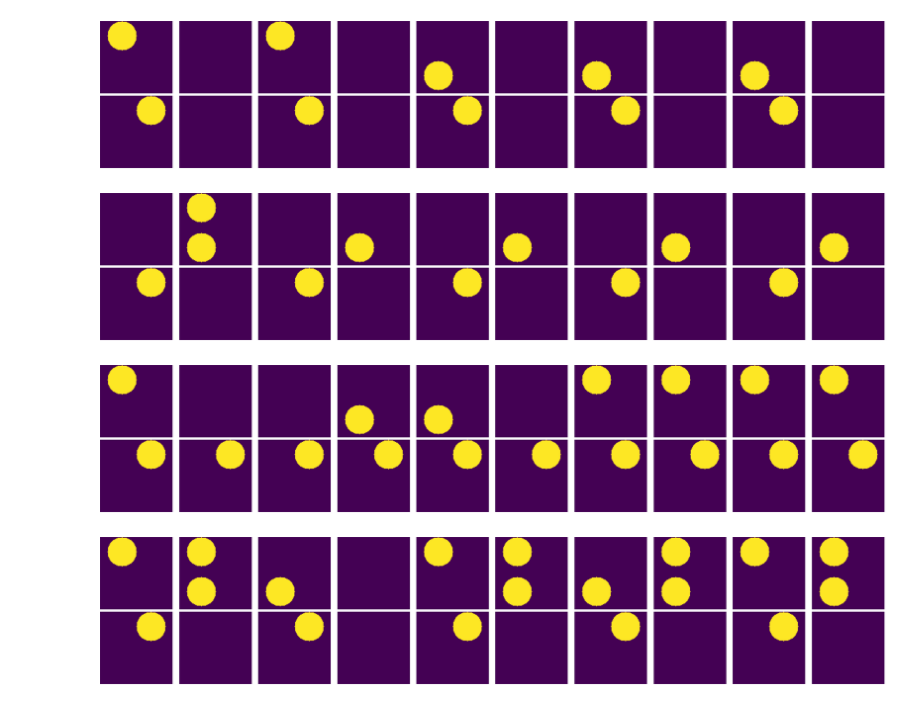
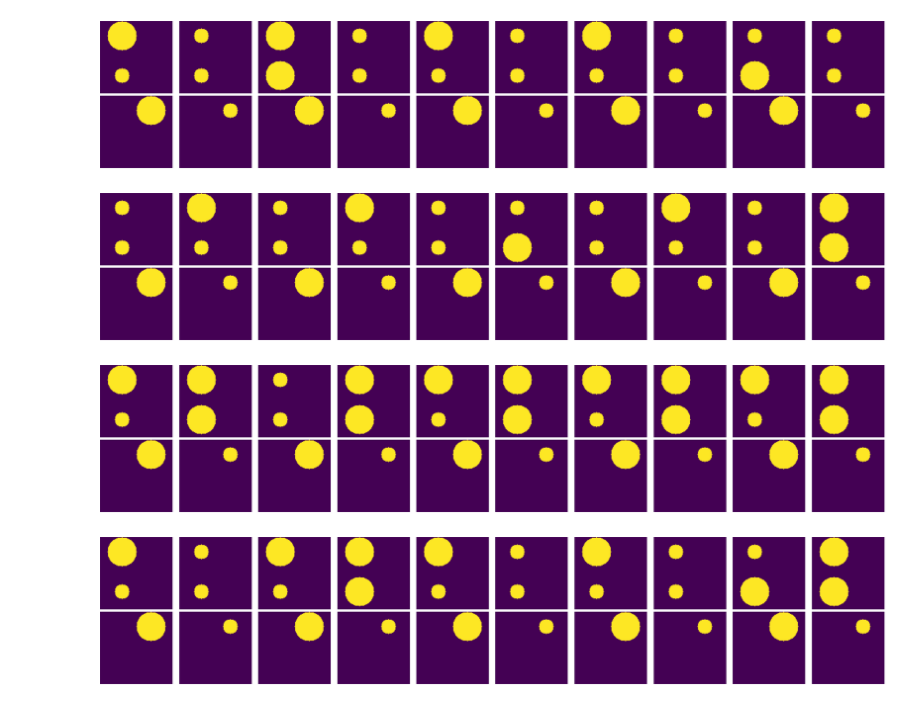
Before and after one commit to ichko/ncpu, a Jupyter notebook: notebooks/dataset_exporation.ipynb, the cells around one changed output. Saved outputs shown, nothing was run; the diff lists cells and outputs as text; code cells hidden in the pictures.

```diff
--- a/notebooks/dataset_exporation.ipynb
+++ b/notebooks/dataset_exporation.ipynb
@@ -15,16 +15,16 @@ from matplotlib import pyplot as plt
 W = 100
 H = 100
 r = 20
+small_r = 10
 spacing = (55, 30)
 margin = 20
-dataset = NCPUDataset(W=W, H=H, r=r, spacing=spacing, margin=margin, sampler=sample_AND_gate)
+dataset = NCPUDataset(W=W, H=H, small_r=small_r, r=r, spacing=spacing, margin=margin, sampler=sample_AND_gate)
 
 n = 10
 fig, axes = plt.subplots(2, n, figsize=(n*2, 4))
 # Take only 10 samples from the infinite generator
 for i,(input_img,output_img) in enumerate(itertools.islice(dataset, 10)):
     # Display input in the top row
-    print(f"types: {type(input_img)} {type(output_img)}")
     axes[0, i].imshow(input_img)
     axes[0, i].axis('off')  # Hide axes
 
@@ -50,9 +40,10 @@ types: <class 'torch.Tensor'> <class 'torch.Tensor'>
 W = 100
 H = 100
 r = 20
+small_r = 10
 spacing = (55, 30)
 margin = 20
-dataset = NCPUDataset(W=W, H=H, r=r, spacing=spacing, margin=margin, sampler=sample_OR_gate)
+dataset = NCPUDataset(W=W, H=H, small_r=small_r, r=r, spacing=spacing, margin=margin, sampler=sample_OR_gate)
 
 n = 10
 fig, axes = plt.subplots(2, n, figsize=(n*2, 4))
@@ -69,14 +60,15 @@ for i,(input_img,output_img) in enumerate(itertools.islice(dataset, 10)):
 plt.tight_layout()
 plt.show()
 # %% [output]
-[figure, old version]
+[figure, new version]
 # %%
 W = 100
 H = 100
 r = 20
+small_r = 10
 spacing = (55, 30)
 margin = 20
-dataset = NCPUDataset(W=W, H=H, r=r, spacing=spacing, margin=margin, sampler=sample_NOR_gate)
+dataset = NCPUDataset(W=W, H=H, small_r=small_r, r=r, spacing=spacing, margin=margin, sampler=sample_NOR_gate)
 
 n = 10
 fig, axes = plt.subplots(2, n, figsize=(n*2, 4))
@@ -93,38 +85,40 @@ for i,(input_img,output_img) in enumerate(itertools.islice(dataset, 10)):
 plt.tight_layout()
 plt.show()
 # %% [output]
-[figure, old version]
+[figure, new version]
 # %%
 W = 100
 H = 100
 r = 20
+small_r = 10
 spacing = (55, 30)
 margin = 20
-dataset = NCPUDataset(W=W, H=H, r=r, spacing=spacing, margin=margin, sampler=sample_NAND_gate)
+dataset = NCPUDataset(W=W, H=H, small_r=small_r, r=r, spacing=spacing, margin=margin, sampler=sample_NAND_gate)
 
 n = 10
 fig, axes = plt.subplots(2, n, figsize=(n*2, 4))
 # Take only 10 samples from the infinite generator
 for i,(input_img,output_img) in enumerate(itertools.islice(dataset, 10)):
     # Display input in the top row
     axes[0, i].imshow(input_img)
     axes[0, i].axis('off')  # Hide axes
 
     # Display output in the bottom row
     axes[1, i].imshow(output_img)
     axes[1, i].axis('off')
 
 plt.tight_layout()
 plt.show()
 # %% [output]
-[figure, old version]
+[figure, new version]
 # %%
 W = 100
 H = 100
 r = 20
+small_r = 10
 spacing = (55, 30)
 margin = 20
-dataset = NCPUDataset(W=W, H=H, r=r, spacing=spacing, margin=margin, sampler=sample_XOR_gate)
+dataset = NCPUDataset(W=W, H=H, small_r=small_r, r=r, spacing=spacing, margin=margin, sampler=sample_XOR_gate)
 
 n = 10
 fig, axes = plt.subplots(2, n, figsize=(n*2, 4))
@@ -141,4 +135,4 @@ for i,(input_img,output_img) in enumerate(itertools.islice(dataset, 10)):
 plt.tight_layout()
 plt.show()
 # %% [output]
-[figure, old version]
+[figure, new version]
```
Also changed, not shown: parts of 2 cells of this notebook, 8 other files.
